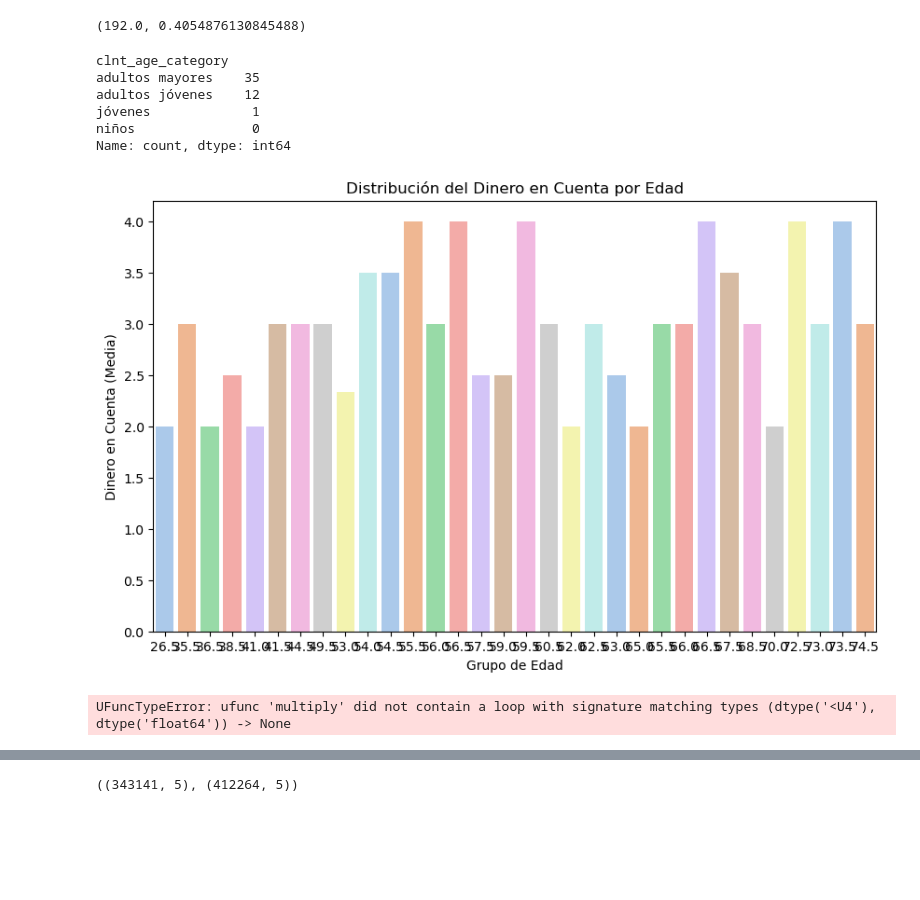
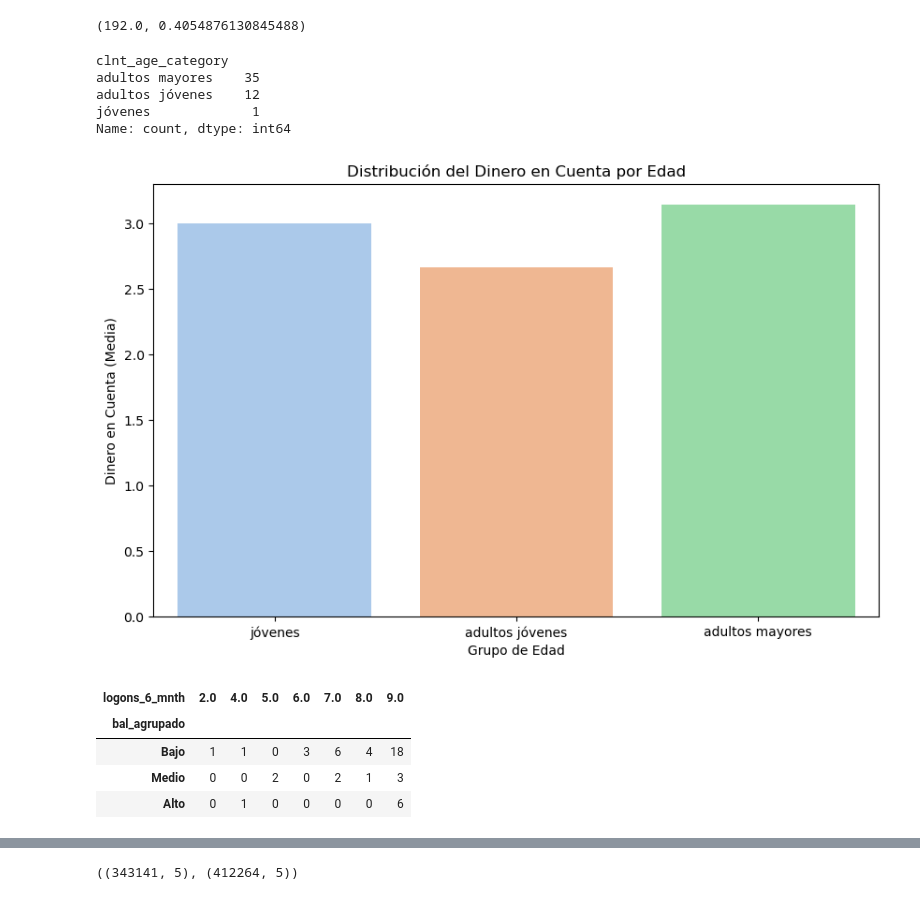
Before and after one commit to alicia-perez-diez/vanguard, a Jupyter notebook: notebooks/main.ipynb, the cells around one changed output, grey strips where cells are left out. Drawn from its saved outputs; the diff is of its cells as text; code cells hidden in the pictures; blank space fills up the shorter version.

```diff
--- a/notebooks/main.ipynb
+++ b/notebooks/main.ipynb
@@ -382,8 +371,8 @@ chi2_statistic, chi2_p_value
 # %%
 #agrupamos la edad por grupos
 
-bins = [0, 18, 36, 54, df_clientes_principales['clnt_age'].max()]
-labels = ['niños', 'jóvenes', 'adultos jóvenes', 'adultos mayores']
+bins = [18, 36, 54, df_clientes_principales['clnt_age'].max()]
+labels = ['jóvenes', 'adultos jóvenes', 'adultos mayores']
 df_clientes_principales['clnt_age_category'] = pd.cut(df_clientes_principales['clnt_age'], bins=bins, labels=labels, include_lowest=True)
 df_clientes_principales.clnt_age_category.value_counts()
 # %% [output]
@@ -391,31 +380,14 @@ clnt_age_category
 adultos mayores    35
 adultos jóvenes    12
 jóvenes             1
-niños               0
 Name: count, dtype: int64
 # %%
 # Crear el gráfico de violín del dinero en cuenta por edad
 plt.figure(figsize=(10, 6))
-sns.barplot(x='clnt_age', y='num_accts', data=df_clientes_principales, palette='pastel', errorbar=None)
+sns.barplot(x='clnt_age_category', y='num_accts', data=df_clientes_principales, palette='pastel', errorbar=None)
 plt.title('Distribución del Dinero en Cuenta por Edad')
 plt.xlabel('Grupo de Edad')
 plt.ylabel('Dinero en Cuenta (Media)')
 plt.show()
 # %% [output]
-[figure, old version]
+[figure, new version]
-# %%
-#creamos una columna para el grupo de dinero en cuenta
-
-df_clientes_principales['bal'] = pd.cut(df_clientes_principales['bal'], bins=3, labels=['Bajo', 'Medio', 'Alto'])
-
-# Creamos el gráfico de barras apiladas
-interacciones_web_por_dinero = df_clientes_principales.groupby(['bal', 'logons_6_mnth']).size().unstack()
-interacciones_web_por_dinero.plot(kind='bar', stacked=True, figsize=(10, 6), color=['skyblue', 'lightcoral'])
-plt.title('Interacciones en la Web por Nivel de Dinero en Cuenta')
-plt.xlabel('Nivel de Dinero en Cuenta')
-plt.ylabel('Cantidad de Clientes')
-plt.xticks(rotation=45)
-plt.legend(title='Interactuaron en la Web', loc='upper right')
-plt.show()
-# %% [output]
-UFuncTypeError: ufunc 'multiply' did not contain a loop with signature matching types (dtype('<U4'), dtype('float64')) -> None
@@ -421,0 +398,8 @@ UFuncTypeError: ufunc 'multiply' did not contain a loop with signature matching
+# %%
+interacciones_web_por_dinero
+# %% [output]
+| logons_6_mnth | 2.0 | 4.0 | 5.0 | 6.0 | 7.0 | 8.0 | 9.0 |
+| bal_agrupado |  |  |  |  |  |  |  |
+| Bajo | 1 | 1 | 0 | 3 | 6 | 4 | 18 |
+| Medio | 0 | 0 | 2 | 0 | 2 | 1 | 3 |
+| Alto | 0 | 1 | 0 | 0 | 0 | 0 | 6 |
```
Also changed, not shown: parts of 15 cells of this notebook, 1 other file.
